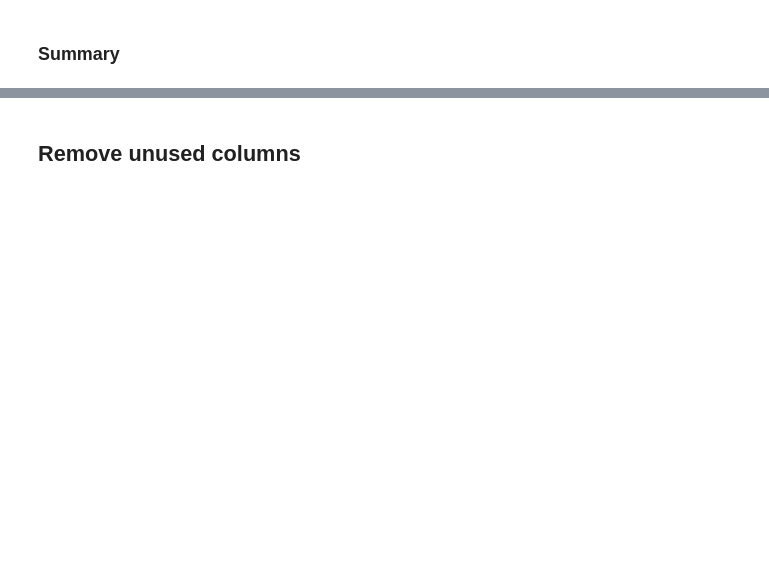
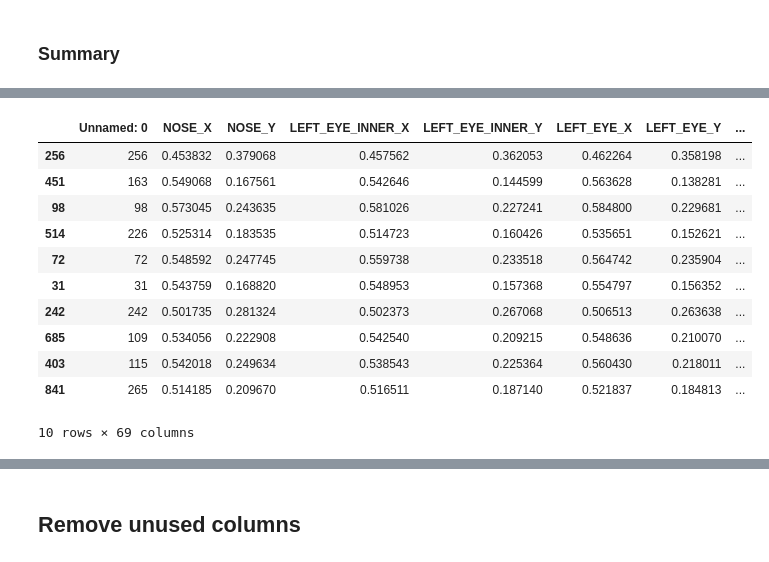
Before and after one commit to Neirpy/projet_pluri_2, a Jupyter notebook: IA/data_preprocessing.ipynb, the cells around one changed output, grey strips where cells are left out. Cells and saved outputs as stored; diff of their text form; code cells hidden in the pictures; blank space fills up the shorter version.

```diff
--- a/IA/data_preprocessing.ipynb
+++ b/IA/data_preprocessing.ipynb
@@ -27,3 +65,16 @@ df_move.describe()
 # %%
-df_speed.sample(10)
+df_speed_augmented.sample(10)
+# %% [output]
+|  | Unnamed: 0 | NOSE_X | NOSE_Y | LEFT_EYE_INNER_X | LEFT_EYE_INNER_Y | LEFT_EYE_X | LEFT_EYE_Y | ... |
+| 256 | 256 | 0.453832 | 0.379068 | 0.457562 | 0.362053 | 0.462264 | 0.358198 | ... |
+| 451 | 163 | 0.549068 | 0.167561 | 0.542646 | 0.144599 | 0.563628 | 0.138281 | ... |
+| 98 | 98 | 0.573045 | 0.243635 | 0.581026 | 0.227241 | 0.584800 | 0.229681 | ... |
+| 514 | 226 | 0.525314 | 0.183535 | 0.514723 | 0.160426 | 0.535651 | 0.152621 | ... |
+| 72 | 72 | 0.548592 | 0.247745 | 0.559738 | 0.233518 | 0.564742 | 0.235904 | ... |
+| 31 | 31 | 0.543759 | 0.168820 | 0.548953 | 0.157368 | 0.554797 | 0.156352 | ... |
+| 242 | 242 | 0.501735 | 0.281324 | 0.502373 | 0.267068 | 0.506513 | 0.263638 | ... |
+| 685 | 109 | 0.534056 | 0.222908 | 0.542540 | 0.209215 | 0.548636 | 0.210070 | ... |
+| 403 | 115 | 0.542018 | 0.249634 | 0.538543 | 0.225364 | 0.560430 | 0.218011 | ... |
+| 841 | 265 | 0.514185 | 0.209670 | 0.516511 | 0.187140 | 0.521837 | 0.184813 | ... |
+10 rows × 69 columns
 # %%
```
Also changed, not shown: parts of 25 cells of this notebook, 6 other files.
